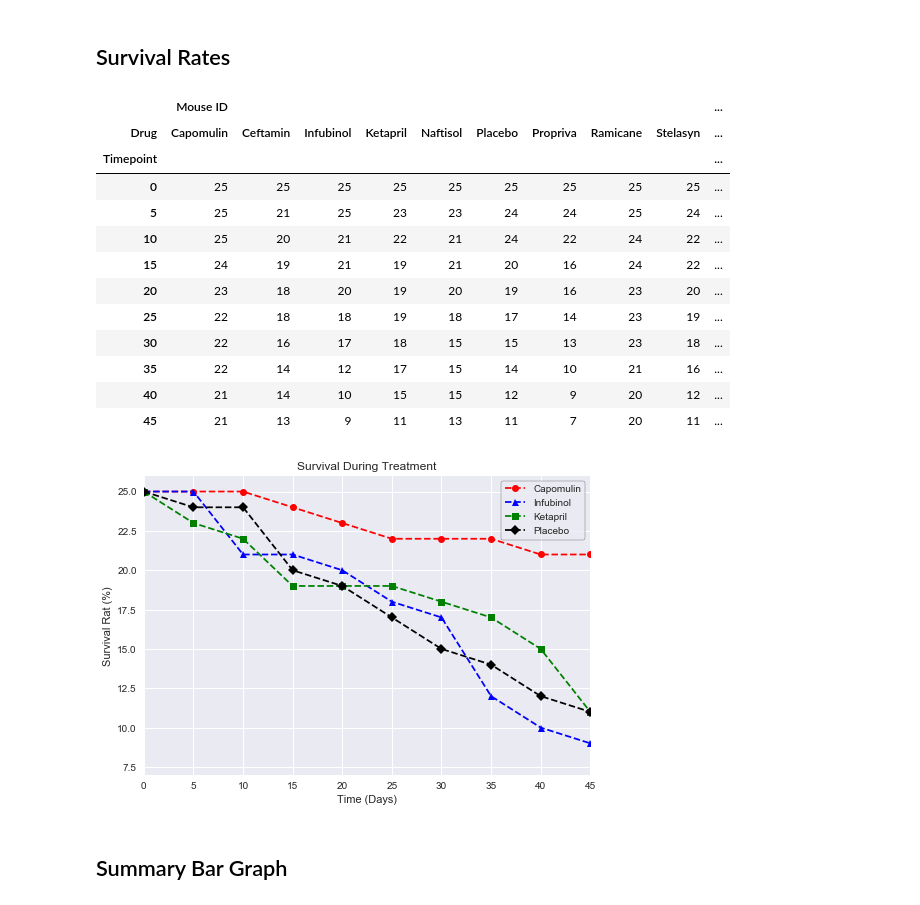
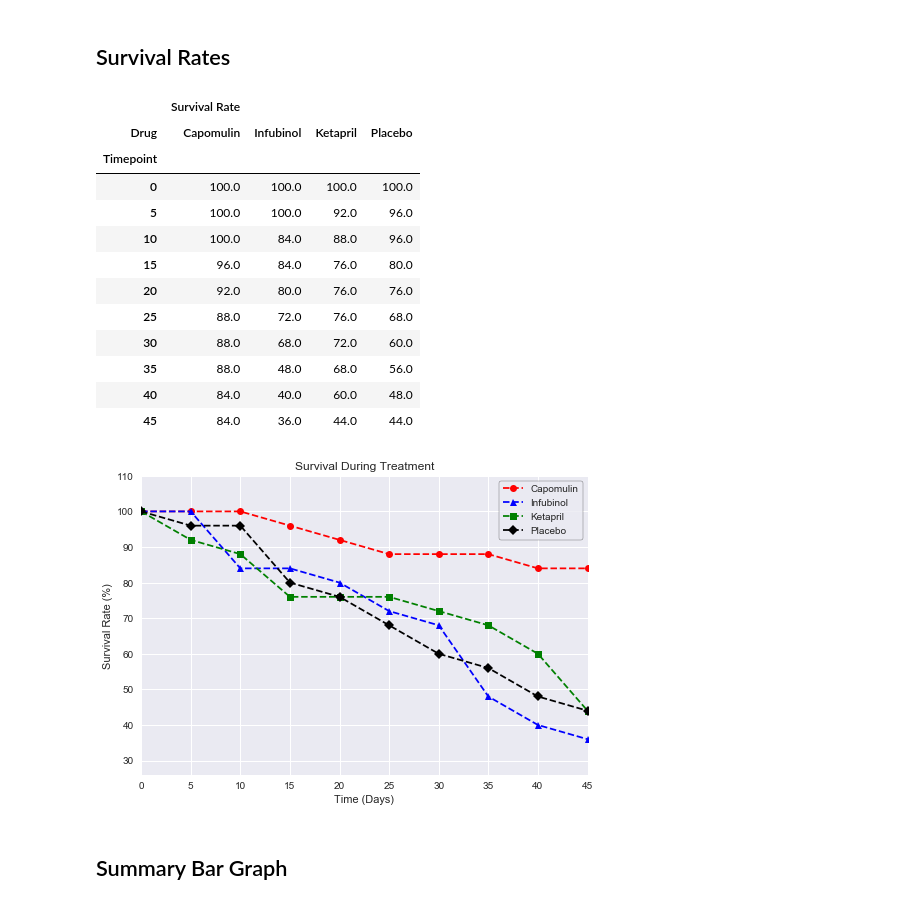
Before and after one commit to lizleano/Pymaceuticals, a Jupyter notebook: Pymaceuticals.ipynb, the cells around one changed output. Cells and saved outputs as stored; diff of their text form; code cells hidden in the pictures.

Commit message:
Corrected survival rate

```diff
--- a/Pymaceuticals.ipynb
+++ b/Pymaceuticals.ipynb
@@ -130,9 +130,12 @@ x_axis = tumor_unstack_df.index
 # tumor_unstack_df['Tumor Volume (mm3)'].columns.get_loc("Capomulin")
 # %%
 # make a list of medicines to be analyzed
+totalMiceEachDrug = 25
 medicines = ['Capomulin','Infubinol','Ketapril','Placebo']
 markers = ['o','^','s','D']
 colors = ['red', 'blue','green','black']
+
+
 for x in medicines:
 #   get location in list
     y = medicines.index(x)
@@ -229,44 +232,50 @@ plt.show()
 # %% [markdown]
 ## Survival Rates
 # %%
-# find mouse count by drug and timepoint
+# find mouse count by drug and timepoint and calculate survival rate
 mouseCount = merged_pd.groupby(['Drug', 'Timepoint']).aggregate({'Mouse ID': 'nunique'})
-# mouseCount.head()
+mouseCount_pd = pd.DataFrame(mouseCount)
+mouseCount_pd['Total Mice In Study'] = totalMiceEachDrug
+mouseCount_pd['Survival Rate'] = 100 * (mouseCount_pd['Mouse ID'] / mouseCount_pd['Total Mice In Study'])
+
+mouseRate_pd = mouseCount_pd.loc[medicines]['Survival Rate']
+mouseRate_df = pd.DataFrame(mouseRate_pd)
 # %%
 # pivot a level of column
-mouse_unstack_df = mouseCount.unstack(0)
+mouse_unstack_df = mouseRate_df.unstack(0)
 mouse_unstack_df
 # %% [output]
-|  | Mouse ID |  |  |  |  |  |  |  |  | ... |
-| Drug | Capomulin | Ceftamin | Infubinol | Ketapril | Naftisol | Placebo | Propriva | Ramicane | Stelasyn | ... |
-| Timepoint |  |  |  |  |  |  |  |  |  | ... |
-| 0 | 25 | 25 | 25 | 25 | 25 | 25 | 25 | 25 | 25 | ... |
-| 5 | 25 | 21 | 25 | 23 | 23 | 24 | 24 | 25 | 24 | ... |
-| 10 | 25 | 20 | 21 | 22 | 21 | 24 | 22 | 24 | 22 | ... |
-| 15 | 24 | 19 | 21 | 19 | 21 | 20 | 16 | 24 | 22 | ... |
-| 20 | 23 | 18 | 20 | 19 | 20 | 19 | 16 | 23 | 20 | ... |
-| 25 | 22 | 18 | 18 | 19 | 18 | 17 | 14 | 23 | 19 | ... |
-| 30 | 22 | 16 | 17 | 18 | 15 | 15 | 13 | 23 | 18 | ... |
-| 35 | 22 | 14 | 12 | 17 | 15 | 14 | 10 | 21 | 16 | ... |
-| 40 | 21 | 14 | 10 | 15 | 15 | 12 | 9 | 20 | 12 | ... |
-| 45 | 21 | 13 | 9 | 11 | 13 | 11 | 7 | 20 | 11 | ... |
+|  | Survival Rate |  |  |  |
+| Drug | Capomulin | Infubinol | Ketapril | Placebo |
+| Timepoint |  |  |  |  |
+| 0 | 100.0 | 100.0 | 100.0 | 100.0 |
+| 5 | 100.0 | 100.0 | 92.0 | 96.0 |
+| 10 | 100.0 | 84.0 | 88.0 | 96.0 |
+| 15 | 96.0 | 84.0 | 76.0 | 80.0 |
+| 20 | 92.0 | 80.0 | 76.0 | 76.0 |
+| 25 | 88.0 | 72.0 | 76.0 | 68.0 |
+| 30 | 88.0 | 68.0 | 72.0 | 60.0 |
+| 35 | 88.0 | 48.0 | 68.0 | 56.0 |
+| 40 | 84.0 | 40.0 | 60.0 | 48.0 |
+| 45 | 84.0 | 36.0 | 44.0 | 44.0 |
 # %%
 # plot the metastatic sites of tumor
+x_axis = mouse_unstack_df.index
 for x in medicines:
 #   get location in list
     y = medicines.index(x)
-    plt.plot(x_axis, mouse_unstack_df['Mouse ID'][x], marker=markers[y],color=colors[y], linestyle='--', label=x)
+    plt.plot(x_axis, mouse_unstack_df['Survival Rate'][x], marker=markers[y],color=colors[y], linestyle='--', label=x)
 
 plt.title('Survival During Treatment')
 plt.xlabel('Time (Days)')
-plt.ylabel('Survival Rat (%)')
-plt.xlim(metastatic_unstack_df.index[0], metastatic_unstack_df.index[-1])
-plt.ylim(mouse_unstack_df.min().min(), mouse_unstack_df.max().max()+1)
+plt.ylabel('Survival Rate (%)')
+plt.xlim(mouse_unstack_df.index[0], mouse_unstack_df.index[-1])
+plt.ylim(mouse_unstack_df.min().min()-10, mouse_unstack_df.max().max()+10)
 plt.legend(frameon=True, edgecolor="black", loc="upper right")
 
 plt.show()
 # %% [output]
-[figure, old version]
+[figure, new version]
 # %% [markdown]
 ## Summary Bar Graph
 # %%
```
Also changed, not shown: parts of 2 cells of this notebook, 2 other files.
